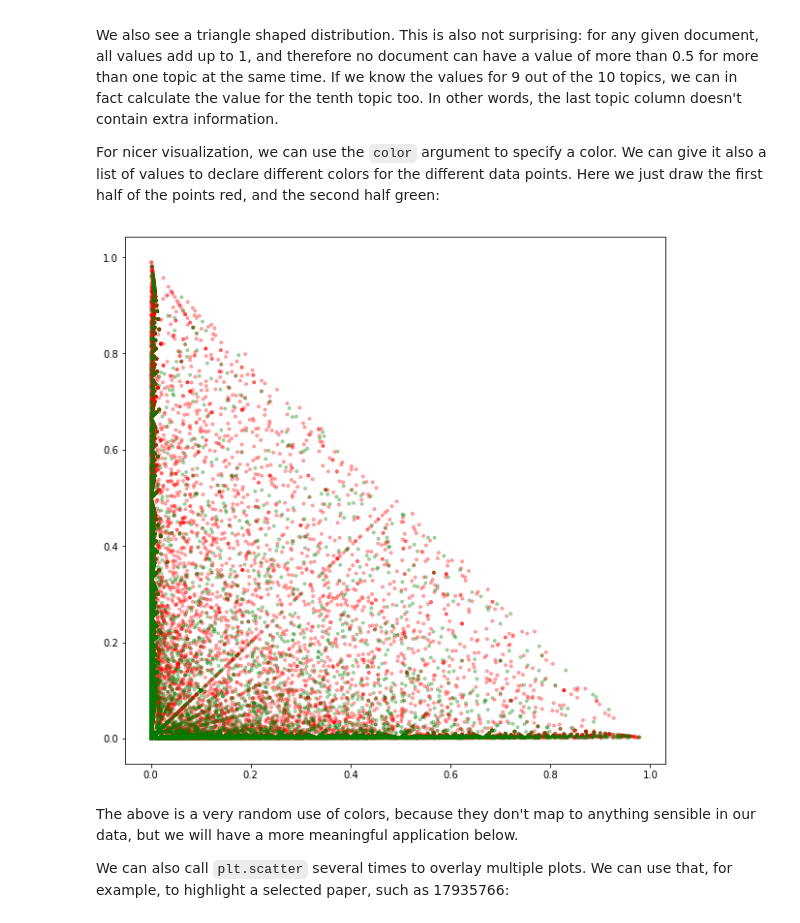
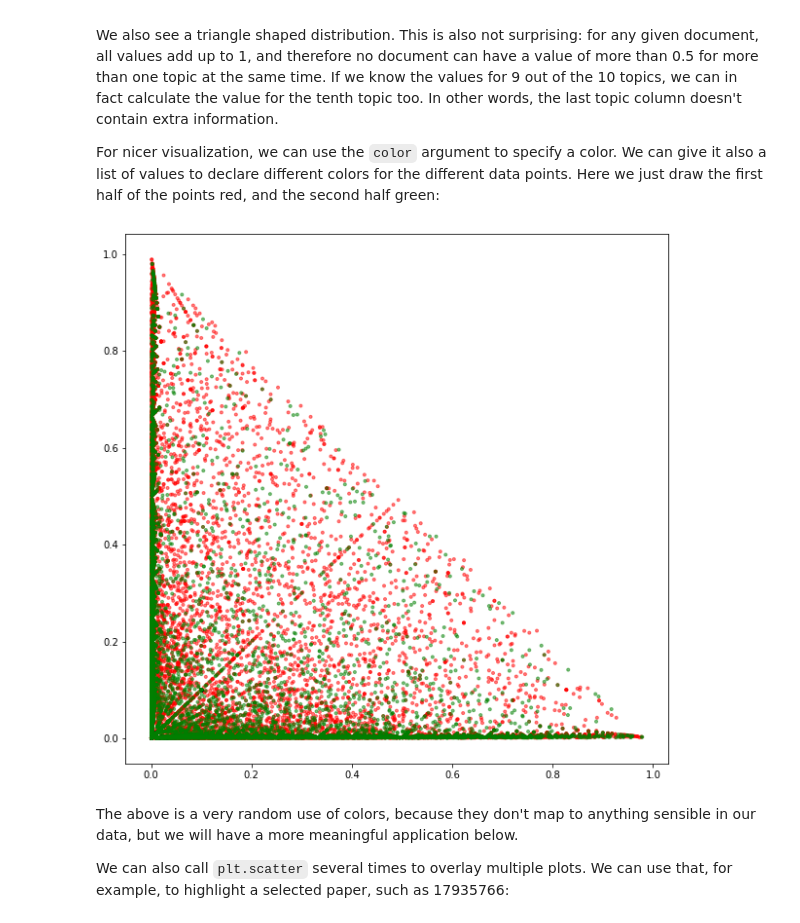
Before and after one commit to pokixu/IR2019, a Jupyter notebook: 06_clustering.ipynb, the cells around one changed output. Drawn from its saved outputs; the diff is of its cells as text; code cells hidden in the pictures.

```diff
--- a/06_clustering.ipynb
+++ b/06_clustering.ipynb
@@ -219,14 +233,16 @@ We also see a triangle shaped distribution. This is also not surprising: for any
 
 For nicer visualization, we can use the `color` argument to specify a color. We can give it also a list of values to declare different colors for the different data points. Here we just draw the first half of the points red, and the second half green:
 # %%
+# print(doc_topic10[:10,0])
+# print(doc_topic10[:10,1])
 s = len(doc_topic10[:,0])
 red_n = int(s/2)
 green_n = s - red_n
 color_list = ['r'] * red_n + ['g'] * green_n
 
-plt.scatter(doc_topic10[:,0], doc_topic10[:,1], marker='.', alpha=0.3, color=color_list);
+plt.scatter(doc_topic10[:,0], doc_topic10[:,1], marker='.', alpha=0.5, color=color_list);
 # %% [output]
-[figure, old version]
+[figure, new version]
 # %% [markdown]
 The above is a very random use of colors, because they don't map to anything sensible in our data, but we will have a more meaningful application below.
 
```
Also changed, not shown: parts of 14 cells of this notebook, 6 other files.
